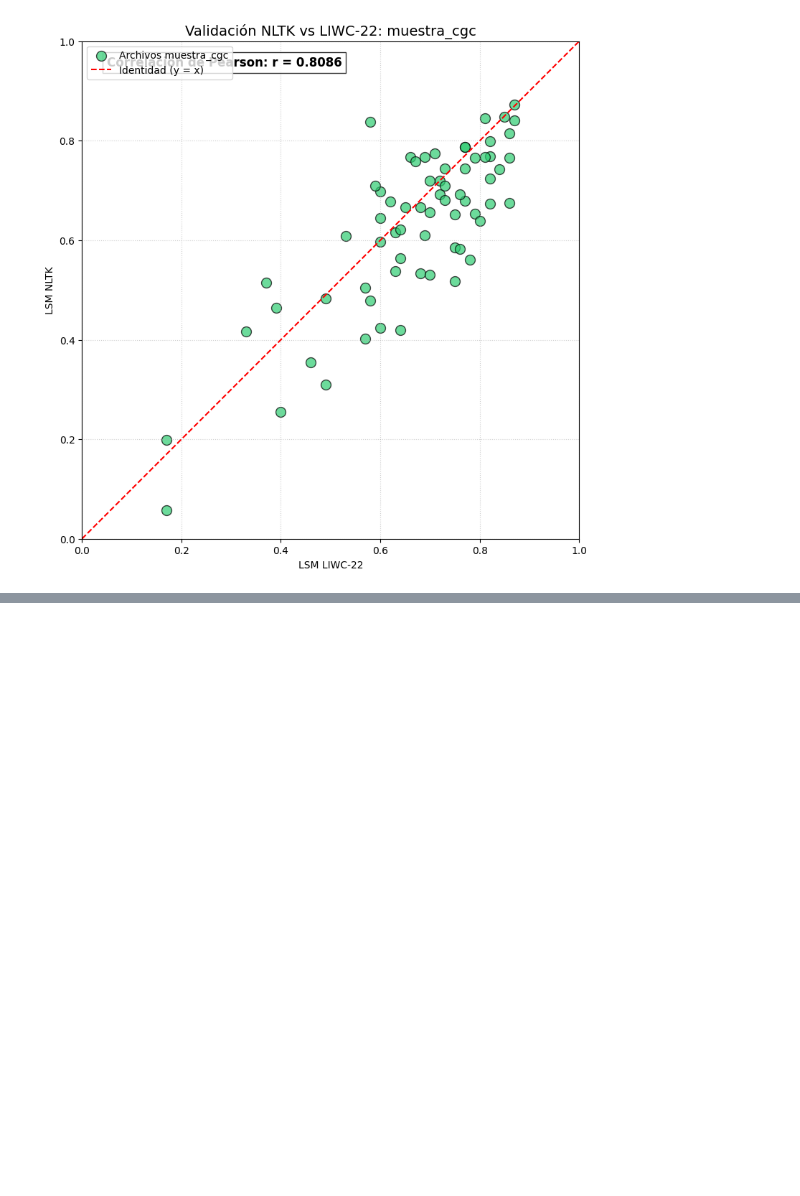
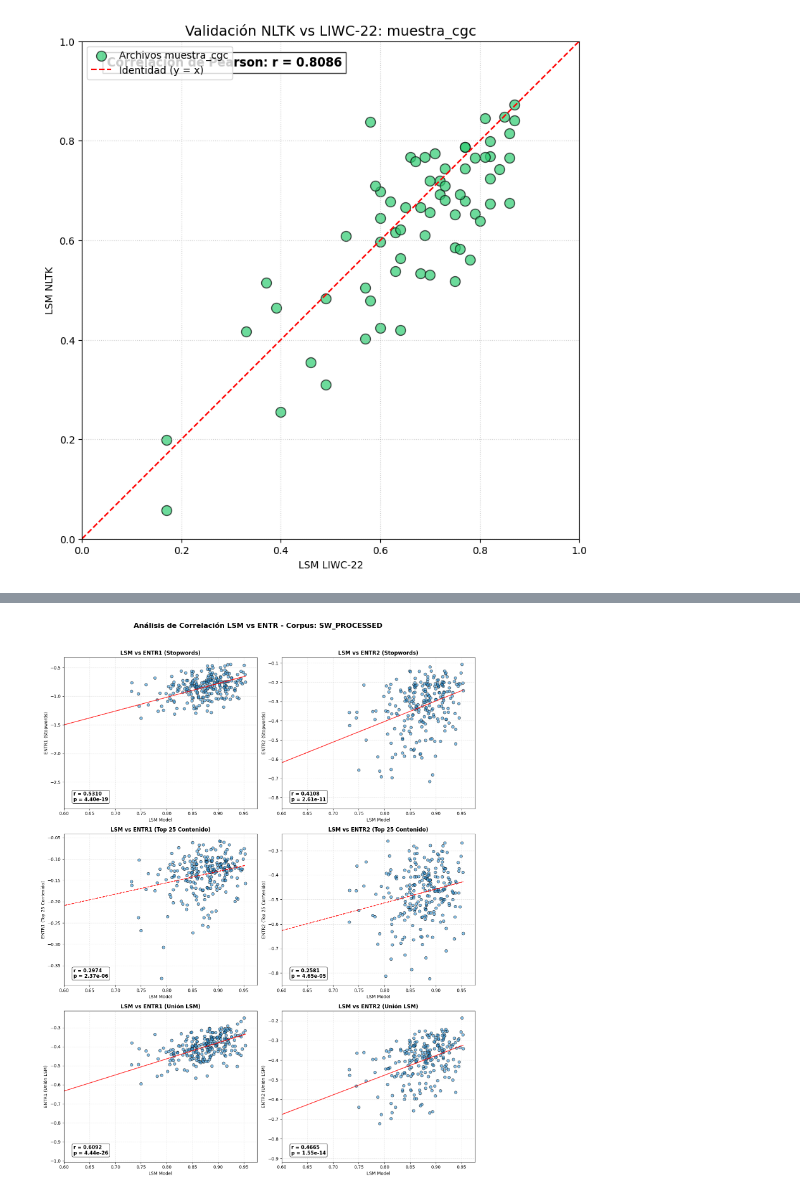
Before and after one commit to tototomygallo/MySPACY, a Jupyter notebook: GRAFICO/plotter.ipynb, the cells around one changed output, grey strips where cells are left out. Drawn from its saved outputs; the diff is of its cells as text; code cells hidden in the pictures; blank space fills up the shorter version.

Commit message:
plotter entr

```diff
--- a/GRAFICO/plotter.ipynb
+++ b/GRAFICO/plotter.ipynb
@@ -227,3 +227,94 @@ plot_identidad_con_correlacion(ruta_csv_CGC, 'muestra_cgc', '#2ecc71', 0)
 [figure]
 [figure]
 [figure]
+# %%
+import os
+import pandas as pd
+import matplotlib.pyplot as plt
+import numpy as np
+from scipy.stats import pearsonr
+
+# --- CONFIGURACIÓN DE RUTAS ---
+# Switchboard (SW)
+RUTA_LSM_SW = "/home/tgallo/Documents/Proyecto_modular/LSM_SPACY_SW.csv"
+RUTA_ENTR_SW = "/home/tgallo/Documents/Proyecto_modular/ENTR_SPACY_SW.csv"
+
+# SCOTUS
+RUTA_LSM_SCOTUS = "/home/tgallo/Documents/Proyecto_modular/LSM_SPACY_SCOTUS.csv"
+RUTA_ENTR_SCOTUS = "/home/tgallo/Documents/Proyecto_modular/ENTR_SPACY_SCOTUS.csv"
+
+# Listado de las 6 combinaciones métrica x clase que queremos graficar
+COMBINACIONES_ENTR = [
+    ("entr1_clase1", "ENTR1 (Stopwords)"),
+    ("entr2_clase1", "ENTR2 (Stopwords)"),
+    ("entr1_clase2", "ENTR1 (Top 25 Contenido)"),
+    ("entr2_clase2", "ENTR2 (Top 25 Contenido)"),
+    ("entr1_clase3", "ENTR1 (Unión LSM)"),
+    ("entr2_clase3", "ENTR2 (Unión LSM)")
+]
+
+def graficar_correlaciones_entr(csv_lsm, csv_entr, corpus_nombre, color_puntos, on_col="archivo"):
+    """
+    Mergea los archivos de LSM y ENTR y genera una grilla de 3x2 gráficos
+    mostrando la correlación de lsm_model contra cada variante de ENTR.
+    """
+    if not os.path.exists(csv_lsm) or not os.path.exists(csv_entr):
+        print(f"⚠️ Saltando {corpus_nombre}: No se encontró alguno de los CSVs.")
+        return
+
+    # 1. Carga y merge de datos
+    df_lsm = pd.read_csv(csv_lsm)
+    df_entr = pd.read_csv(csv_entr)
+
+    df = pd.merge(df_lsm, df_entr, on=on_col, how="inner").dropna()
+
+    if df.empty:
+        print(f"⚠️ El merge para {corpus_nombre} quedó vacío.")
+        return
+
+    print(f"📊 Graficando {corpus_nombre} ({len(df)} pares emparejados)...")
+
+    # 2. Configurar la grilla de gráficos (3 filas x 2 columnas)
+    fig, axes = plt.subplots(3, 2, figsize=(14, 18))
+    axes = axes.flatten()  # Lo aplanamos a una lista de 6 elementos para iterar fácil
+
+    x_data = df['lsm_model']
+
+    for i, (col_entr, nombre_entr) in enumerate(COMBINACIONES_ENTR):
+        ax = axes[i]
+        y_data = df[col_entr]
+
+        # Cálculo de Pearson
+        r_value, p_value = pearsonr(x_data, y_data)
+
+        # Gráfico de dispersión
+        ax.scatter(x_data, y_data, color=color_puntos, s=40, alpha=0.6, edgecolors='black')
+
+        # Línea de tendencia (Regresión lineal simple para ver la dirección)
+        m, b = np.polyfit(x_data, y_data, 1)
+        ax.plot(x_data, m*x_data + b, color='red', linestyle='--', alpha=0.8, label='Tendencia')
+
+        # Formateo y etiquetas
+        ax.set_title(f'LSM vs {nombre_entr}', fontsize=12, fontweight='bold')
+        ax.set_xlabel('LSM Model', fontsize=10)
+        ax.set_ylabel(nombre_entr, fontsize=10)
+        ax.grid(True, linestyle=':', alpha=0.6)
+
+        # Cuadro de texto con la correlación
+        ax.text(0.05, 0.05, f'r = {r_value:.4f}\np = {p_value:.2e}',
+                transform=ax.transAxes, fontsize=11, fontweight='bold',
+                bbox=dict(facecolor='white', alpha=0.8, boxstyle='round,pad=0.3'))
+        ax.set_xlim(0.6,None)
+
+    plt.suptitle(f'Análisis de Correlación LSM vs ENTR - Corpus: {corpus_nombre}', fontsize=16, fontweight='bold', y=0.98)
+    plt.tight_layout(rect=[0, 0, 1, 0.96])
+    plt.show()
+
+# --- EJECUCIÓN ---
+if __name__ == "__main__":
+    # Para Switchboard se mergea por la columna 'archivo'
+    graficar_correlaciones_entr(RUTA_LSM_SW, RUTA_ENTR_SW, 'SW_PROCESSED', '#3498db', on_col="archivo")
+
+    # Para SCOTUS se mergea por la columna 'id_virtual' (asegurate de que coincida en tus CSVs de lsm y entr)
+    graficar_correlaciones_entr(RUTA_LSM_SCOTUS, RUTA_ENTR_SCOTUS, 'SCOTUS', '#e74c3c', on_col="id_virtual")
+# %% [output]
@@ -229,0 +322 @@ plot_identidad_con_correlacion(ruta_csv_CGC, 'muestra_cgc', '#2ecc71', 0)
+[figure, added]
```
Also changed, not shown: parts of 1 cell of this notebook.
